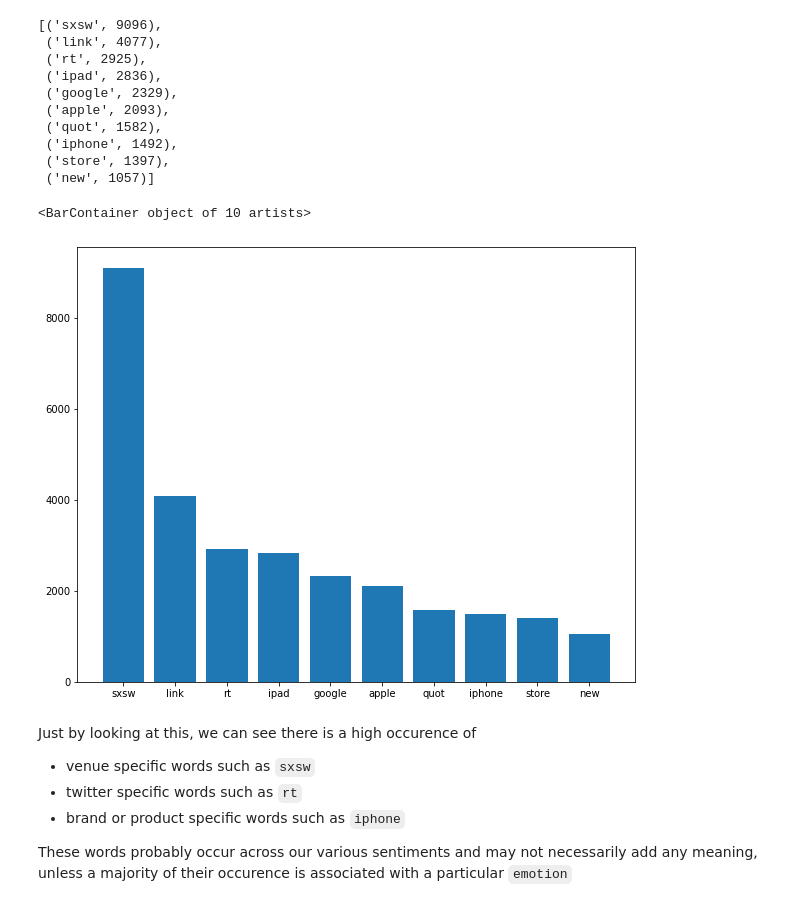
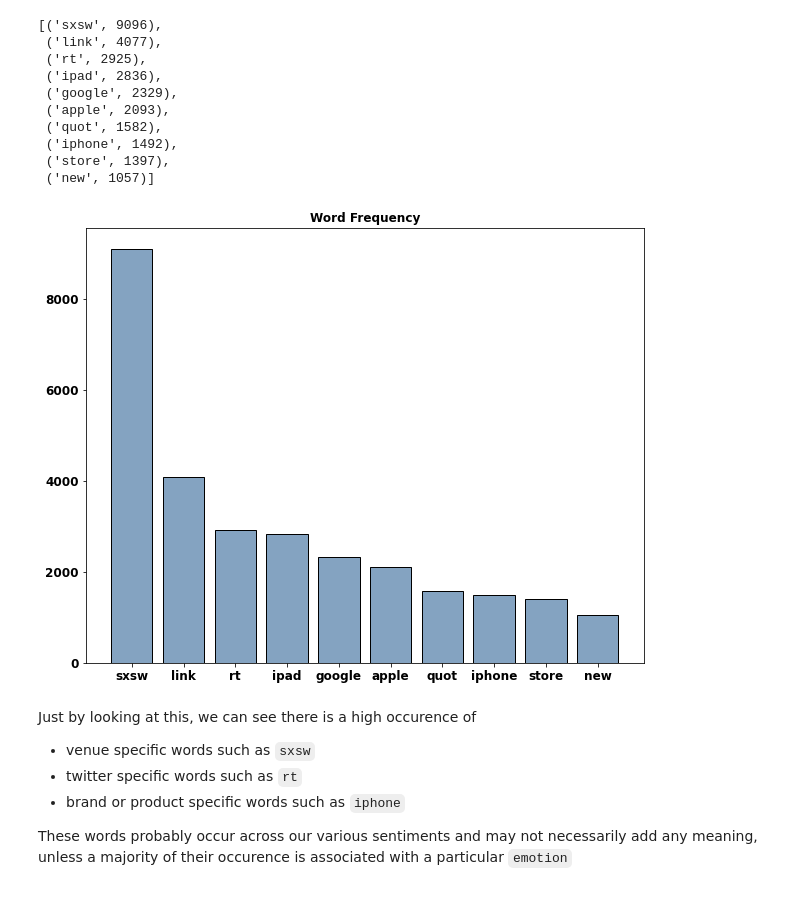
Before and after one commit to ssaeed85/dsc-ph4-TweetSentimentAnalysis-NLP, a Jupyter notebook: TweetSentimentAnalysis_nb.ipynb, the cells around one changed output. Saved outputs shown, nothing was run; the diff lists cells and outputs as text; code cells hidden in the pictures.

```diff
--- a/TweetSentimentAnalysis_nb.ipynb
+++ b/TweetSentimentAnalysis_nb.ipynb
@@ -211,15 +218,25 @@ getTopWordFreq(data_df,'text',n=10,stop_words = sw)
  ('new', 1057)]
 # %%
 # Plot most frequent words
-fig,ax = plt.subplots(figsize = (10,8))
+fig, ax = plt.subplots(figsize=(10, 8))
 num_of_bars = 10
-viz_data = getTopWordFreq(data_df,'text',n=num_of_bars,stop_words = sw)
+viz_data = getTopWordFreq(data_df, 'text', n=num_of_bars, stop_words=sw)
 
-ax.bar(x = [word for word,freq in viz_data],
-      height = [freq for word,freq in viz_data])
+plt.xticks(fontsize=12)
+plt.yticks(fontsize=12)
+ax.set_title('Word Frequency')
+
+ax.bar(x=[word for word, freq in viz_data],
+       height=[freq for word, freq in viz_data],
+       color=(0.2, 0.4, 0.6, 0.6),
+       edgecolor='black');
+
+plt.savefig('images/WordFreq_preSW.jpg',dpi='figure',
+        bbox_inches='tight',
+        facecolor='auto',
+       )
 # %% [output]
-<BarContainer object of 10 artists>
-[figure, old version]
+[figure, new version]
 # %% [markdown]
 Just by looking at this, we can see there is a high occurence of
 - venue specific words such  as `sxsw`
```
Also changed, not shown: parts of 43 cells of this notebook.
